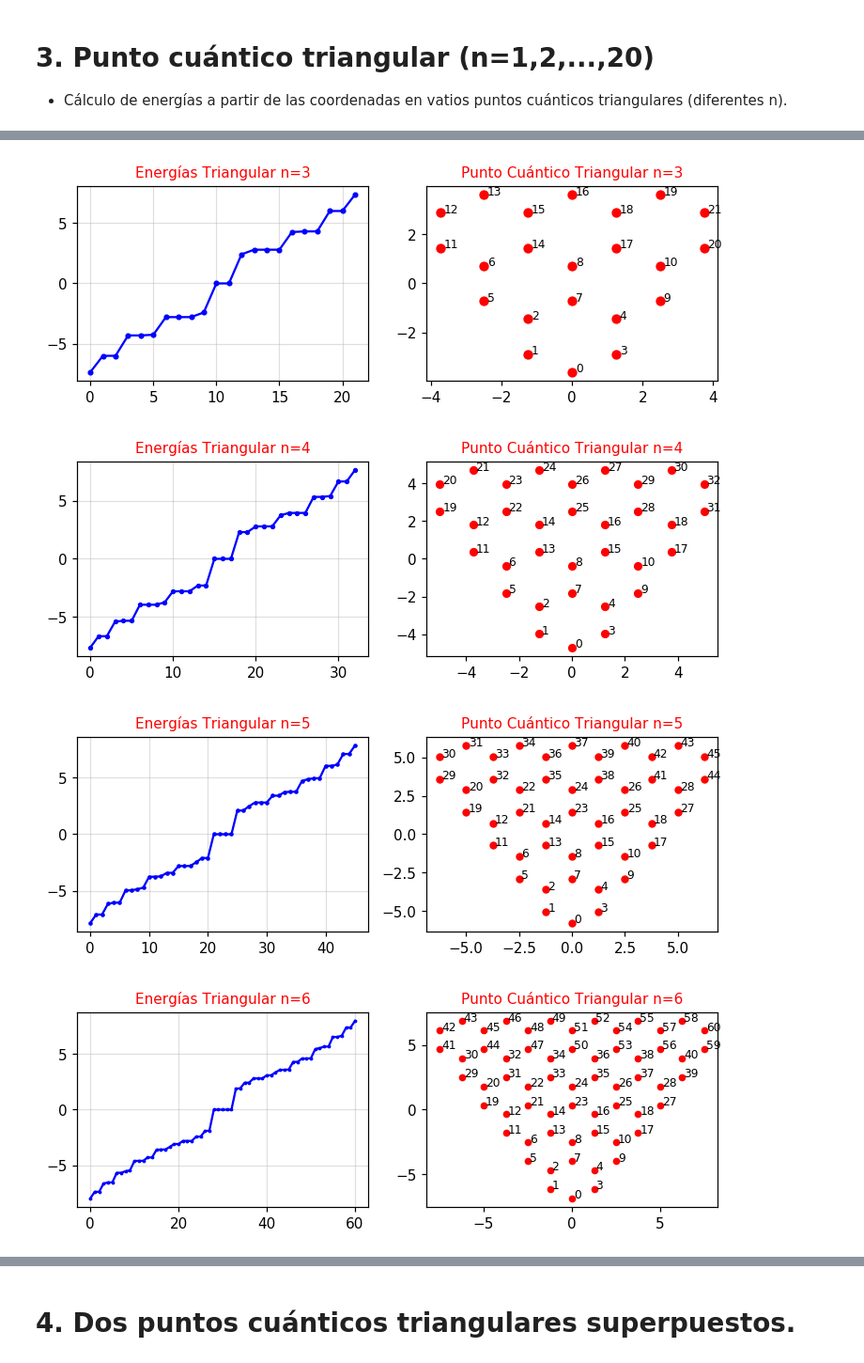
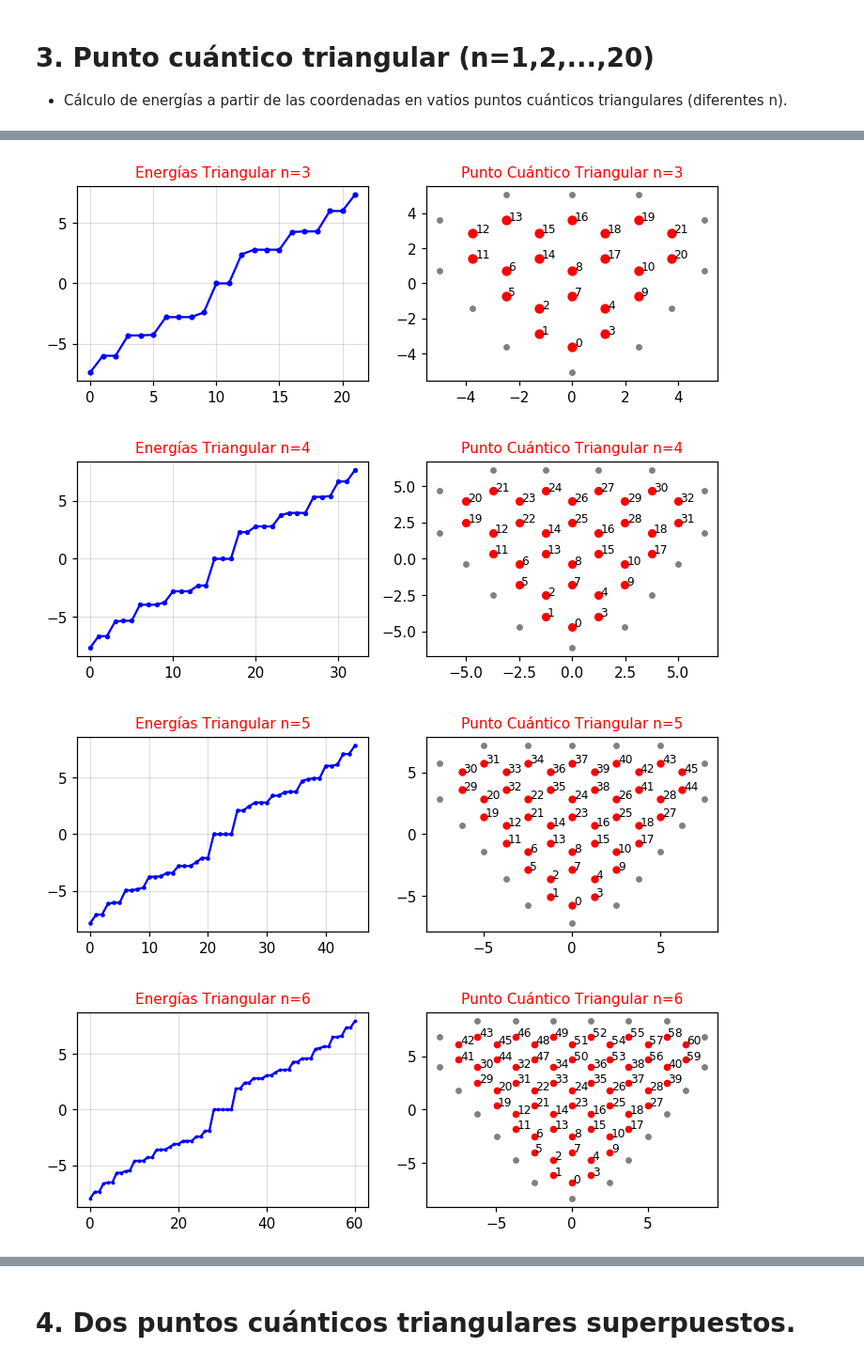
Before and after one commit to eilinlunam/Fisicoquimica-Computacional, a Jupyter notebook: Tarea_4_Enlace_fuerte.ipynb, the cells around one changed output, grey strips where cells are left out. Shown at 94% size. Saved outputs shown, nothing was run; the diff lists cells and outputs as text; code cells hidden in the pictures.

```diff
--- a/Tarea_4_Enlace_fuerte.ipynb
+++ b/Tarea_4_Enlace_fuerte.ipynb
@@ -252,6 +317,8 @@ for i in range(1,21):
     ax2.set_title(u"Punto Cuántico Triangular n="+str(i), fontsize=10, color='r')
     ax1.plot(E, 'b.-', ms=20/i)
     C = ax2.scatter(x, y, c='r', cmap='jet', s=100/i)
+    Hx, Hy, Hz = coords_Hydrogens(i)
+    ax2.plot(Hx,Hy,'.', c='gray', ms=7)
     ax1.grid(alpha=0.4)
     if i<10: [ax2.text(x[i]+0.1, y[i], str(i), fontsize=9-0.2*n) for i in range(len(x))]
     plt.show()
@@ -261,4 +328,4 @@ for i in range(1,21):
-[figure, old version]
+[figure, new version]
-[figure, old version]
+[figure, new version]
-[figure, old version]
+[figure, new version]
-[figure, old version]
+[figure, new version]
```
Also changed, not shown: parts of 4 cells of this notebook.
